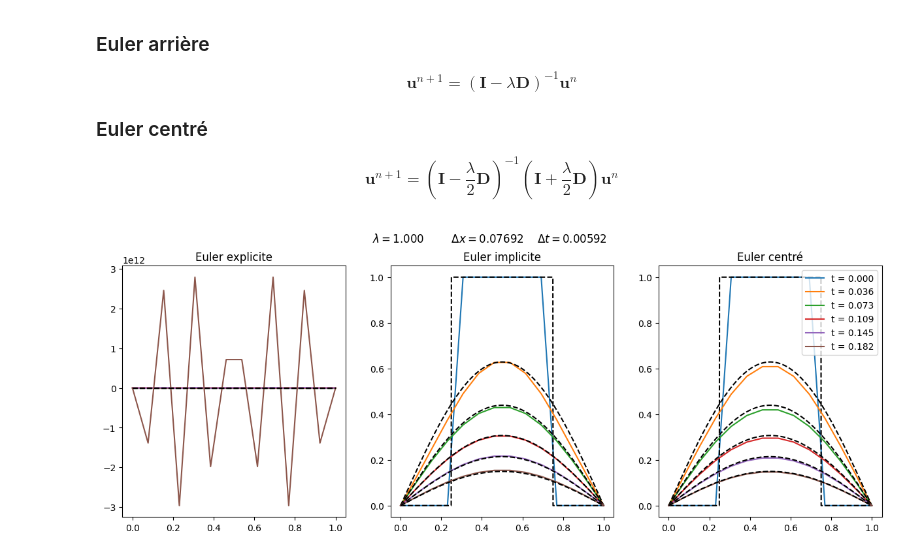
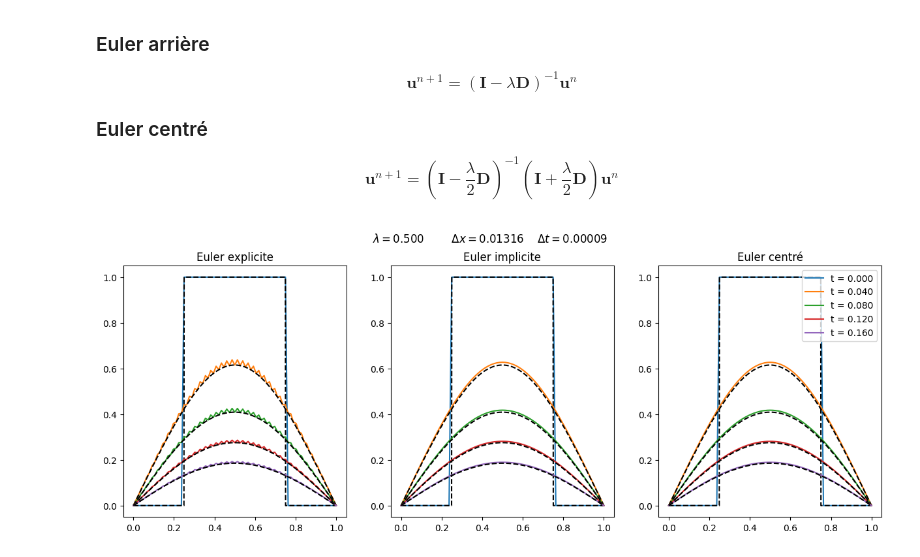
Before and after one commit to sablonl/LPHYS1303-Notebooks, a Jupyter notebook: Diffusion_FD.ipynb, the cells around one changed output. Cells and saved outputs as stored; diff of their text form; code cells hidden in the pictures.

```diff
--- a/Diffusion_FD.ipynb
+++ b/Diffusion_FD.ipynb
@@ -106,18 +106,16 @@ def u_exact(t_vec, a, b):
         if t_ == 0:
             u[i,:] = u0(x)
             continue
-        for k in range(1, 1000):
+        for k in range(1, 50):
             kpi = k * np.pi
             ui = 4.0/kpi * np.sin(kpi/4.0) * np.sin(kpi/2.0) * np.exp(-kpi**2 * t_) * np.sin(kpi * x)
             u[i,:] += ui
-            if np.max(np.abs(ui)) < 1e-6:
-                break
 
     return x, u
 # %%
 # Solution pour les conditions de Dirichelet
-N = 12
-lmb = 1.0 # either fix it or compute it from dx and dt
+N = 75
+lmb = 0.5 # either fix it or compute it from dx and dt
 t_max = 0.2
 
 x = np.linspace(0, 1, N+2) # on s'assure que les points de bord sont inclus
@@ -131,36 +129,36 @@ u0_vec[0] = 0.0
 u0_vec[-1] = 0.0
 
 D = np.zeros((N+2, N+2))
 for i in range(1, N+1):
-    D[i, i-1] = 1
-    D[i, i] = -2
-    D[i, i+1] = 1
+    D[i, i-1] = 1.0
+    D[i, i] = -2.0
+    D[i, i+1] = 1.0
 
 t, u_EE = euler_explicite(x, t_max, dt, u0_vec, D)
 _, u_EI = euler_implicite(x, t_max, dt, u0_vec, D)
 _, u_CN = crank_nicolson(x, t_max, dt, u0_vec, D)
 x_analytique, u_analytique = u_exact(t, 0.25, 0.75)
 
 # Plot the solution at 5 different times, each method in a different subplot
 t_idx_plot = range(0, len(t)-1, len(t)//5)
 
 fig, ax = plt.subplots(1, 3, figsize=(15, 5))
 
 for t_idx in t_idx_plot:
     ax[0].plot(x, u_EE[t_idx,:], label = 't = %.3f' % t[t_idx])
     ax[0].plot(x_analytique, u_analytique[t_idx], 'k--')
     ax[0].set_title('Euler explicite')
     ax[1].plot(x, u_EI[t_idx,:], label = 't = %.3f' % t[t_idx])
     ax[1].plot(x_analytique, u_analytique[t_idx], 'k--')
     ax[1].set_title('Euler implicite')
     ax[2].plot(x, u_CN[t_idx,:], label = 't = %.3f' % t[t_idx])
     ax[2].plot(x_analytique, u_analytique[t_idx], 'k--')
     ax[2].set_title('Euler centré')
     ax[2].legend()
 
 fig.suptitle('$\lambda = %.3f$ \t $\Delta x = %.5f$ \t $\Delta t = %.5f$' % (lmb, dx, dt))
 plt.show()
 # %% [output]
-[figure, old version]
+[figure, new version]
 # %%
 %reset -f
```
Also changed, not shown: parts of 4 cells of this notebook.
